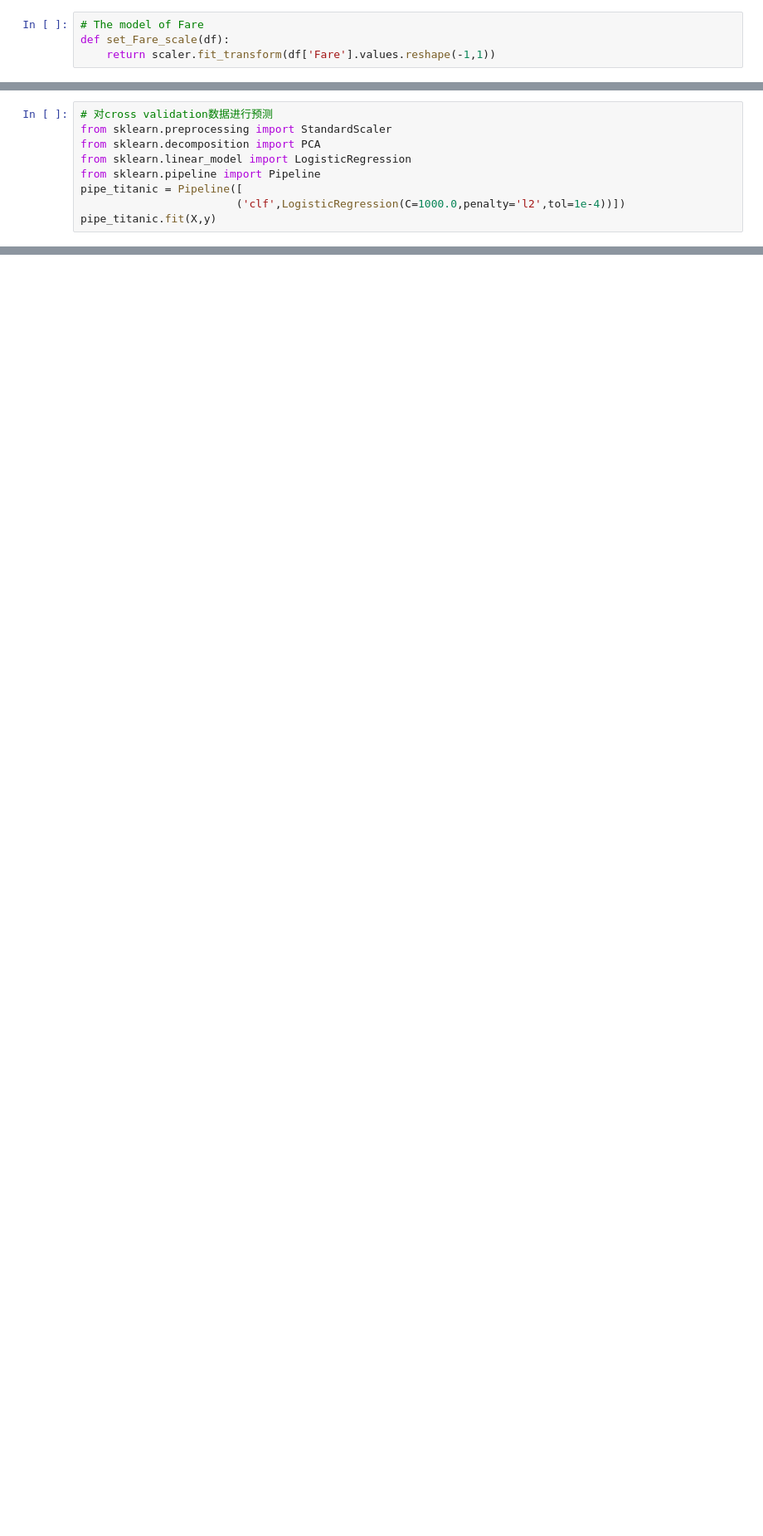
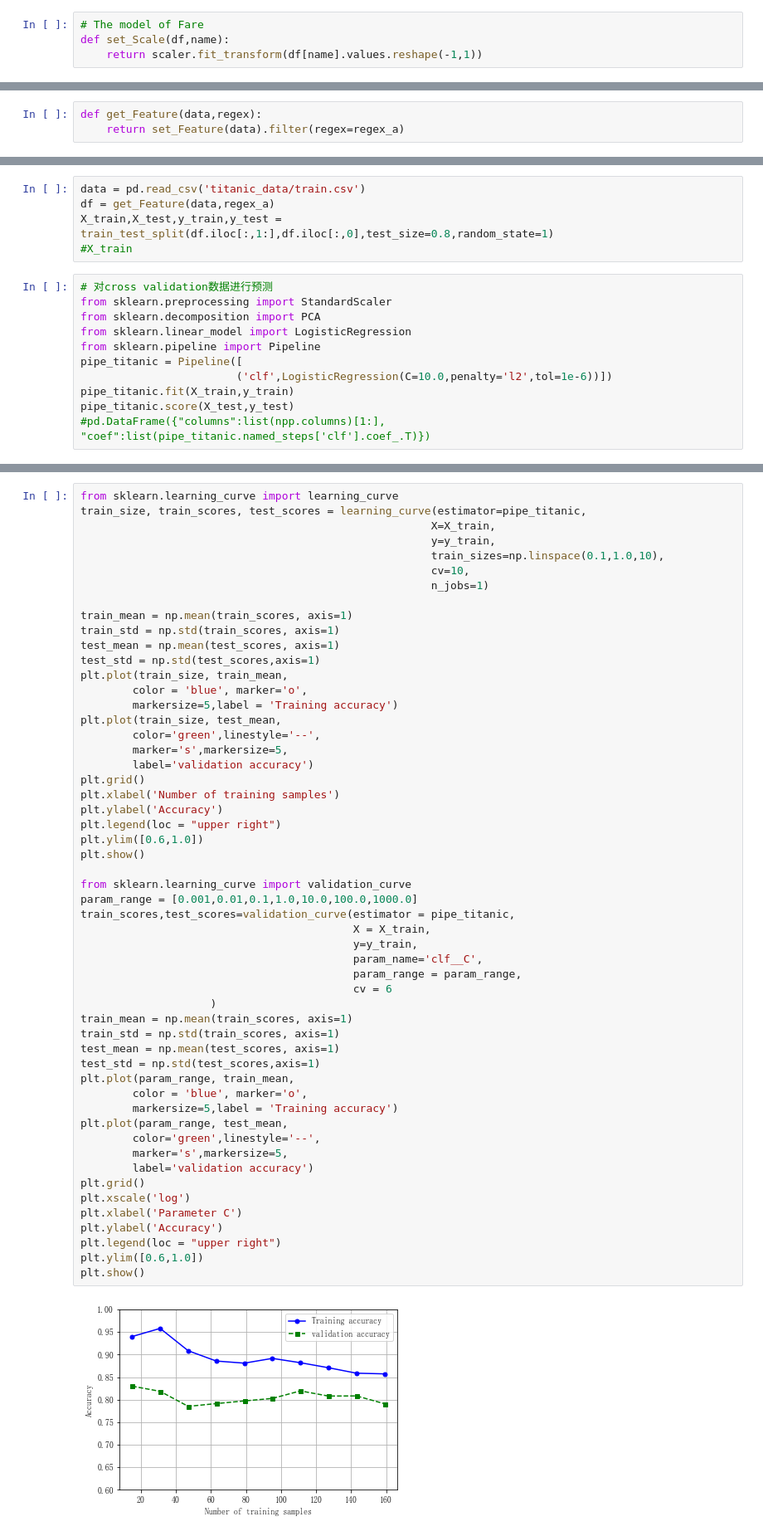
Before and after one commit to hahanigehaha233/mltest, a Jupyter notebook: Titanic/logistic.ipynb, the cells around one changed output, grey strips where cells are left out. Shown at 83% size. Saved outputs shown, nothing was run; the diff lists cells and outputs as text; blank space fills up the shorter version.

```diff
--- a/Titanic/logistic.ipynb
+++ b/Titanic/logistic.ipynb
@@ -52,6 +49,6 @@ def set_Cabin_type(df):
     return df
 # %%
 # The model of Fare
-def set_Fare_scale(df):
-    return scaler.fit_transform(df['Fare'].values.reshape(-1,1))
+def set_Scale(df,name):
+    return scaler.fit_transform(df[name].values.reshape(-1,1))
 # %%
@@ -80,4 +79,7 @@ def set_Feature(data_train):
 
     return df
+# %%
+def get_Feature(data,regex):
+    return set_Feature(data).filter(regex=regex_a)
 # %%
 def get_X_y(df):
@@ -107,3 +92,8 @@ LogisticRegression(C=0.5, class_weight=None, dual=False, fit_intercept=True,
+# %%
+data = pd.read_csv('titanic_data/train.csv')
+df = get_Feature(data,regex_a)
+X_train,X_test,y_train,y_test = train_test_split(df.iloc[:,1:],df.iloc[:,0],test_size=0.8,random_state=1)
+#X_train
 # %%
 # 对cross validation数据进行预测
 from sklearn.preprocessing import StandardScaler
@@ -111,6 +101,8 @@ from sklearn.decomposition import PCA
 from sklearn.linear_model import LogisticRegression
 from sklearn.pipeline import Pipeline
 pipe_titanic = Pipeline([
-                        ('clf',LogisticRegression(C=1000.0,penalty='l2',tol=1e-4))])
-pipe_titanic.fit(X,y)
+                        ('clf',LogisticRegression(C=10.0,penalty='l2',tol=1e-6))])
+pipe_titanic.fit(X_train,y_train)
+pipe_titanic.score(X_test,y_test)
+#pd.DataFrame({"columns":list(npp.columns)[1:], "coef":list(pipe_titanic.named_steps['clf'].coef_.T)})
 # %% [output]
@@ -121,0 +112,56 @@ Pipeline(memory=None,
+# %%
+from sklearn.learning_curve import learning_curve
+train_size, train_scores, test_scores = learning_curve(estimator=pipe_titanic,
+                                                      X=X_train,
+                                                      y=y_train,
+                                                      train_sizes=np.linspace(0.1,1.0,10),
+                                                      cv=10,
+                                                      n_jobs=1)
+
+train_mean = np.mean(train_scores, axis=1)
+train_std = np.std(train_scores, axis=1)
+test_mean = np.mean(test_scores, axis=1)
+test_std = np.std(test_scores,axis=1)
+plt.plot(train_size, train_mean,
+        color = 'blue', marker='o',
+        markersize=5,label = 'Training accuracy')
+plt.plot(train_size, test_mean,
+        color='green',linestyle='--',
+        marker='s',markersize=5,
+        label='validation accuracy')
+plt.grid()
+plt.xlabel('Number of training samples')
+plt.ylabel('Accuracy')
+plt.legend(loc = "upper right")
+plt.ylim([0.6,1.0])
+plt.show()
+
+from sklearn.learning_curve import validation_curve
+param_range = [0.001,0.01,0.1,1.0,10.0,100.0,1000.0]
+train_scores,test_scores=validation_curve(estimator = pipe_titanic,
+                                          X = X_train,
+                                          y=y_train,
+                                          param_name='clf__C',
+                                          param_range = param_range,
+                                          cv = 6
+                    )
+train_mean = np.mean(train_scores, axis=1)
+train_std = np.std(train_scores, axis=1)
+test_mean = np.mean(test_scores, axis=1)
+test_std = np.std(test_scores,axis=1)
+plt.plot(param_range, train_mean,
+        color = 'blue', marker='o',
+        markersize=5,label = 'Training accuracy')
+plt.plot(param_range, test_mean,
+        color='green',linestyle='--',
+        marker='s',markersize=5,
+        label='validation accuracy')
+plt.grid()
+plt.xscale('log')
+plt.xlabel('Parameter C')
+plt.ylabel('Accuracy')
+plt.legend(loc = "upper right")
+plt.ylim([0.6,1.0])
+plt.show()
+# %% [output]
+[figure, added]
```
Also changed, not shown: parts of 11 cells of this notebook, 1 other file.
